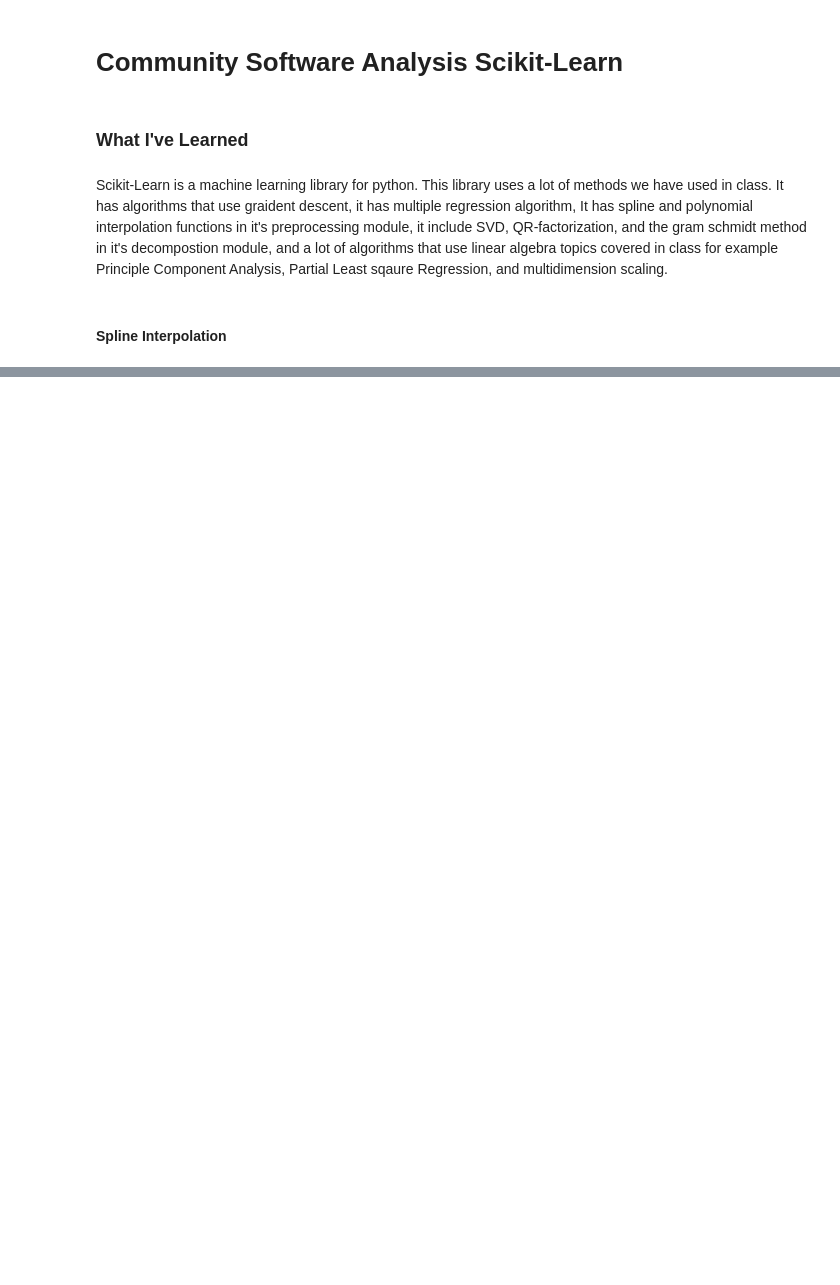
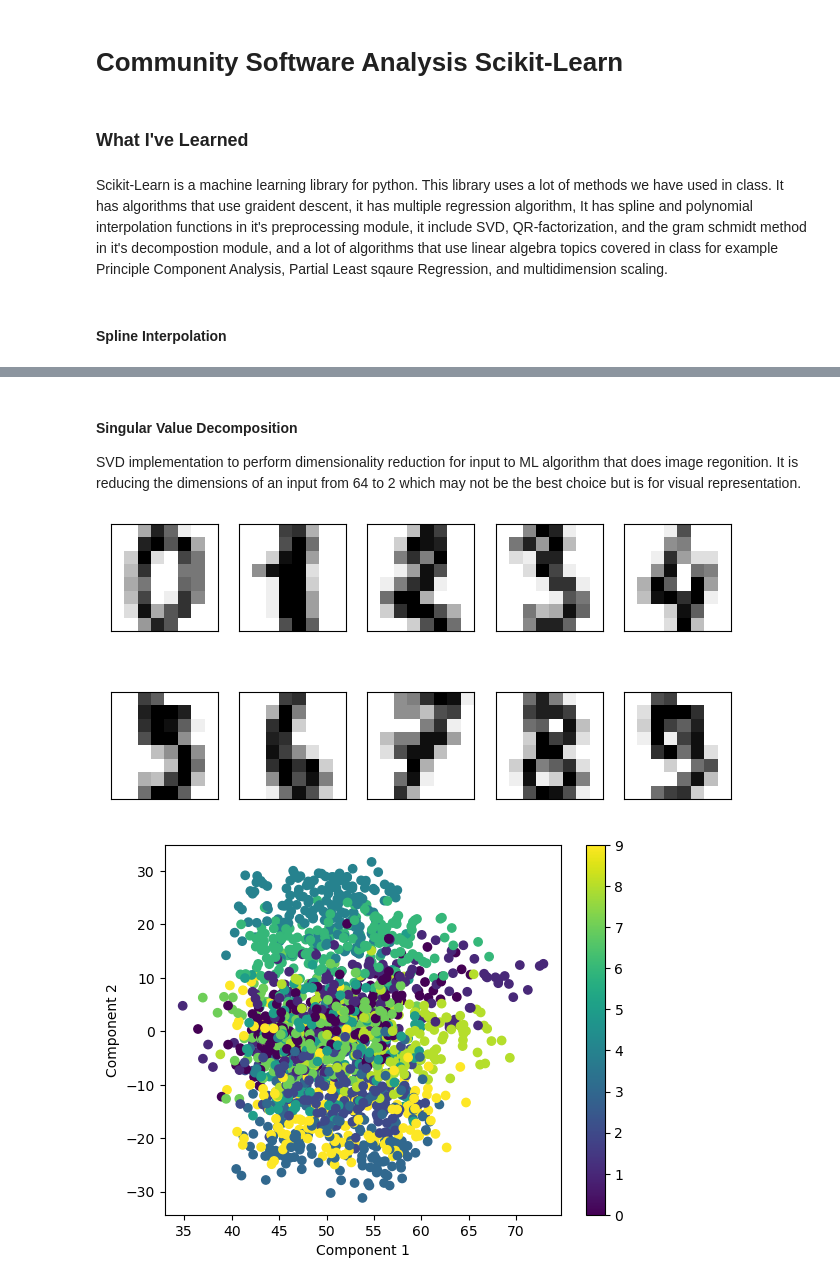
Before and after one commit to cu-numcomp/spring23-community-BlakeP32, a Jupyter notebook: presentation.ipynb, the cells around one changed output, grey strips where cells are left out. Drawn from its saved outputs; the diff is of its cells as text; code cells hidden in the pictures; blank space fills up the shorter version.

```diff
--- a/presentation.ipynb
+++ b/presentation.ipynb
@@ -39,0 +69,25 @@ plt.show()
+# %% [markdown]
+#### Singular Value Decomposition
+
+SVD implementation to perform dimensionality reduction for input to ML algorithm that does image regonition. It is reducing the dimensions of an input from 64 to 2 which may not be the best choice but is for visual representation.
+# %%
+digits = load_digits()
+
+fig, ax = plt.subplots(2, 5, figsize=(8, 4))
+for i, axi in enumerate(ax.flat):
+    axi.imshow(digits.images[i], cmap='binary')
+    axi.set(xticks=[], yticks=[])
+plt.show()
+
+svd = TruncatedSVD(n_components=2)
+
+X_svd = svd.fit_transform(digits.data)
+
+plt.scatter(X_svd[:, 0], X_svd[:, 1], c=digits.target)
+plt.xlabel('Component 1')
+plt.ylabel('Component 2')
+plt.colorbar()
+plt.show()
+# %% [output]
+[figure, added]
+[figure, added]
```
Also changed, not shown: parts of 3 cells of this notebook.
